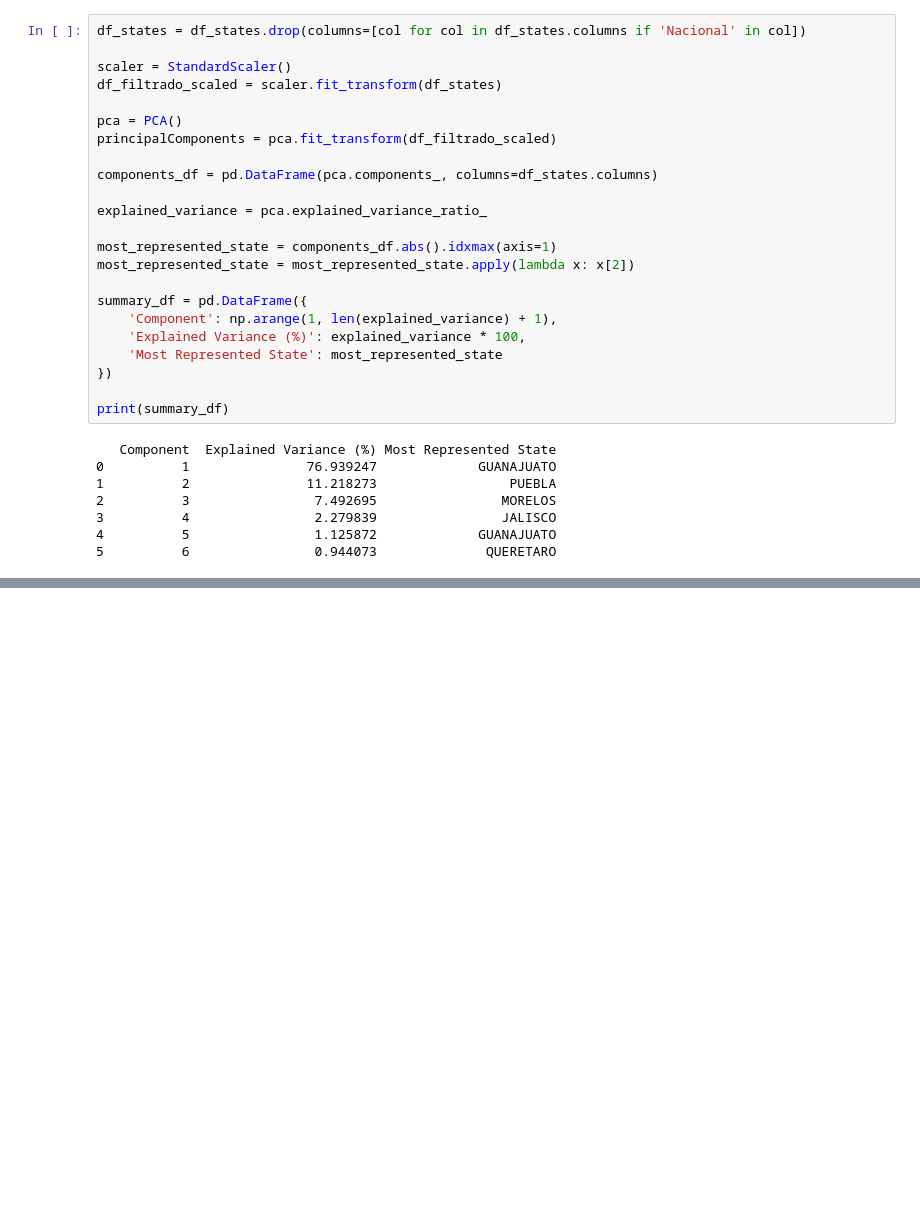
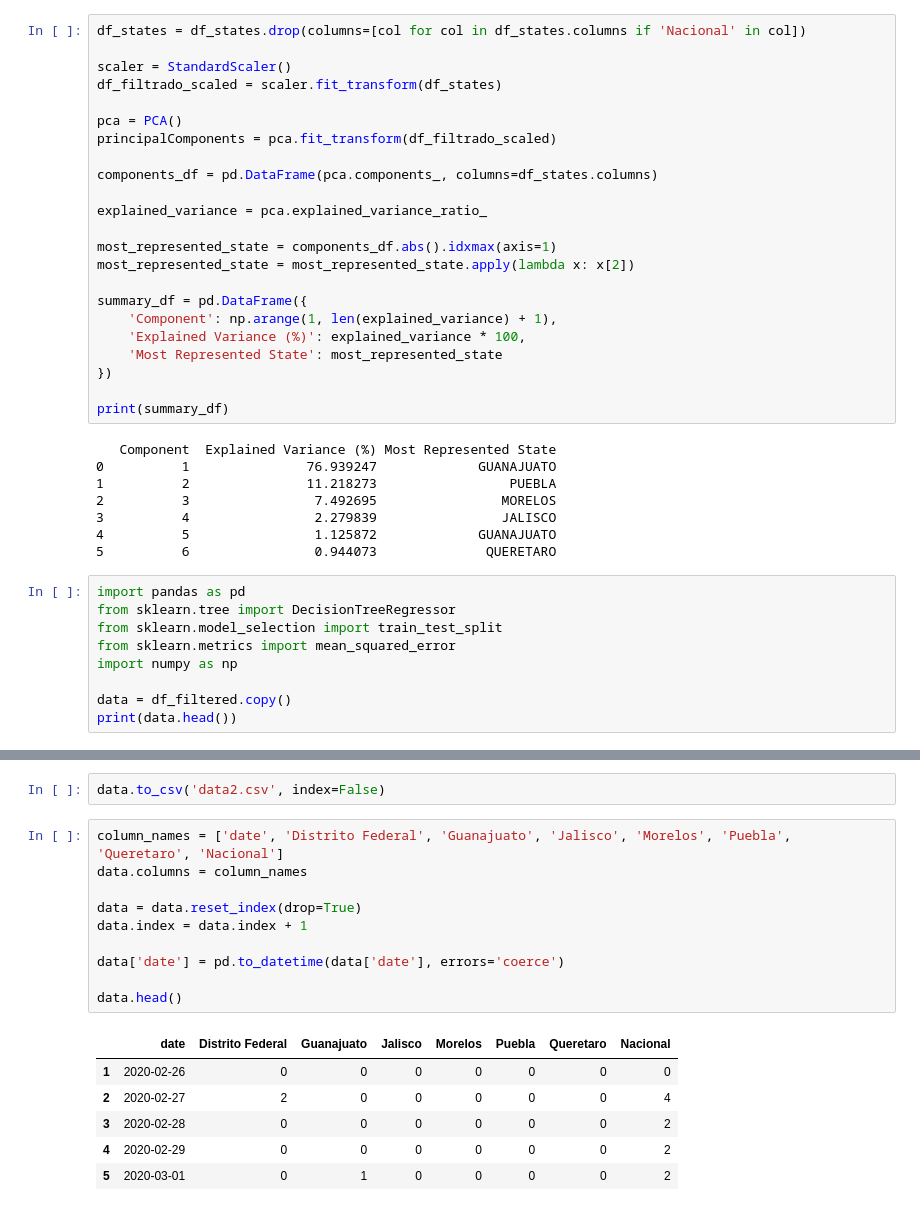
Before and after one commit to enriquegomeztagle/MachineLearning-Summer, a Jupyter notebook: Parcial 1/tarea1/EUBGT-Homework1.1.ipynb, the cells around one changed output, grey strips where cells are left out. Cells and saved outputs as stored; diff of their text form; blank space fills up the shorter version.

```diff
--- a/Parcial 1/tarea1/EUBGT-Homework1.1.ipynb
+++ b/Parcial 1/tarea1/EUBGT-Homework1.1.ipynb
@@ -497,3 +497,12 @@ print(summary_df)
 3          4                2.279839                JALISCO
 4          5                1.125872             GUANAJUATO
 5          6                0.944073              QUERETARO
+# %%
+import pandas as pd
+from sklearn.tree import DecisionTreeRegressor
+from sklearn.model_selection import train_test_split
+from sklearn.metrics import mean_squared_error
+import numpy as np
+
+data = df_filtered.copy()
+print(data.head())
@@ -499,0 +527,19 @@ print(summary_df)
+# %%
+data.to_csv('data2.csv', index=False)
+# %%
+column_names = ['date', 'Distrito Federal', 'Guanajuato', 'Jalisco', 'Morelos', 'Puebla', 'Queretaro', 'Nacional']
+data.columns = column_names
+
+data = data.reset_index(drop=True)
+data.index = data.index + 1
+
+data['date'] = pd.to_datetime(data['date'], errors='coerce')
+
+data.head()
+# %% [output]
+|  | date | Distrito Federal | Guanajuato | Jalisco | Morelos | Puebla | Queretaro | Nacional |
+| 1 | 2020-02-26 | 0 | 0 | 0 | 0 | 0 | 0 | 0 |
+| 2 | 2020-02-27 | 2 | 0 | 0 | 0 | 0 | 0 | 4 |
+| 3 | 2020-02-28 | 0 | 0 | 0 | 0 | 0 | 0 | 2 |
+| 4 | 2020-02-29 | 0 | 0 | 0 | 0 | 0 | 0 | 2 |
+| 5 | 2020-03-01 | 0 | 1 | 0 | 0 | 0 | 0 | 2 |
```
Also changed, not shown: parts of 9 cells of this notebook, 1 other file.
